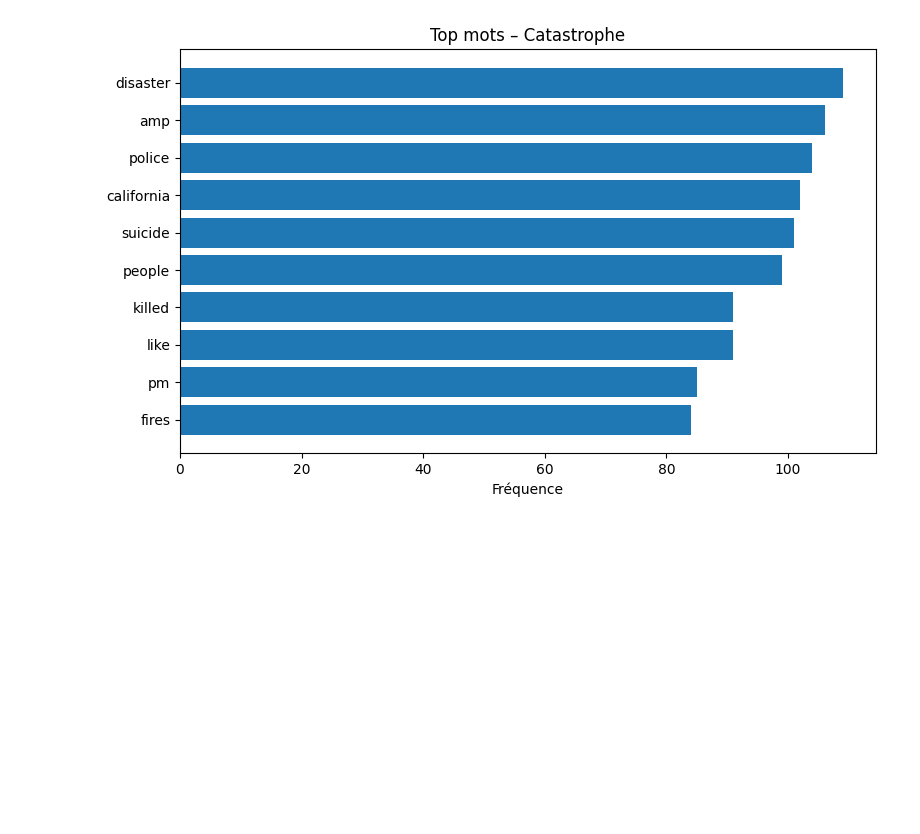
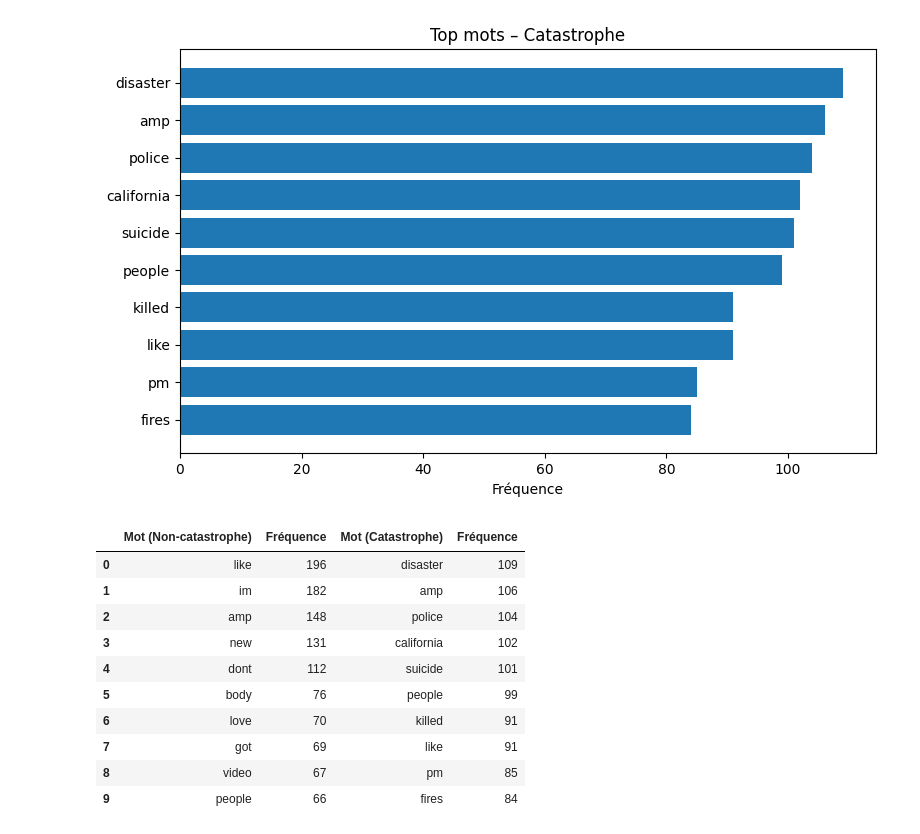
Before and after one commit to ines-lorquet/eye-of-emergency, a Jupyter notebook: crisis-analysis.ipynb, the cells around one changed output. Saved outputs shown, nothing was run; the diff lists cells and outputs as text; code cells hidden in the pictures; blank space fills up the shorter version.

```diff
--- a/crisis-analysis.ipynb
+++ b/crisis-analysis.ipynb
@@ -299,3 +266,36 @@ plot_top_words(top_words_1, "Top mots – Catastrophe")
 # %% [output]
 [figure]
 [figure]
+# %%
+
+
+# Fonction pour obtenir les mots les plus fréquents
+def get_top_words(series, n=10):
+    words = " ".join(series).lower().split()
+    words = [w for w in words if w not in ENGLISH_STOP_WORDS]
+    return Counter(words).most_common(n)
+
+# Séparation des tweets selon la cible
+clean_df_0 = df_balanced[df_balanced['target'] == 0]
+clean_df_1 = df_balanced[df_balanced['target'] == 1]
+
+# Extraction des top mots
+top_words_0 = get_top_words(clean_df_0["clean_text"], 10)
+top_words_1 = get_top_words(clean_df_1["clean_text"], 10)
+
+# Tableau combiné
+df_top_0 = pd.DataFrame(top_words_0, columns=["Mot (Non-catastrophe)", "Fréquence"])
+df_top_1 = pd.DataFrame(top_words_1, columns=["Mot (Catastrophe)", "Fréquence"])
+display(pd.concat([df_top_0, df_top_1], axis=1))
+# %% [output]
+|  | Mot (Non-catastrophe) | Fréquence | Mot (Catastrophe) | Fréquence |
+| 0 | like | 196 | disaster | 109 |
+| 1 | im | 182 | amp | 106 |
+| 2 | amp | 148 | police | 104 |
+| 3 | new | 131 | california | 102 |
+| 4 | dont | 112 | suicide | 101 |
+| 5 | body | 76 | people | 99 |
+| 6 | love | 70 | killed | 91 |
+| 7 | got | 69 | like | 91 |
+| 8 | video | 67 | pm | 85 |
+| 9 | people | 66 | fires | 84 |
```
Also changed, not shown: parts of 12 cells of this notebook.
